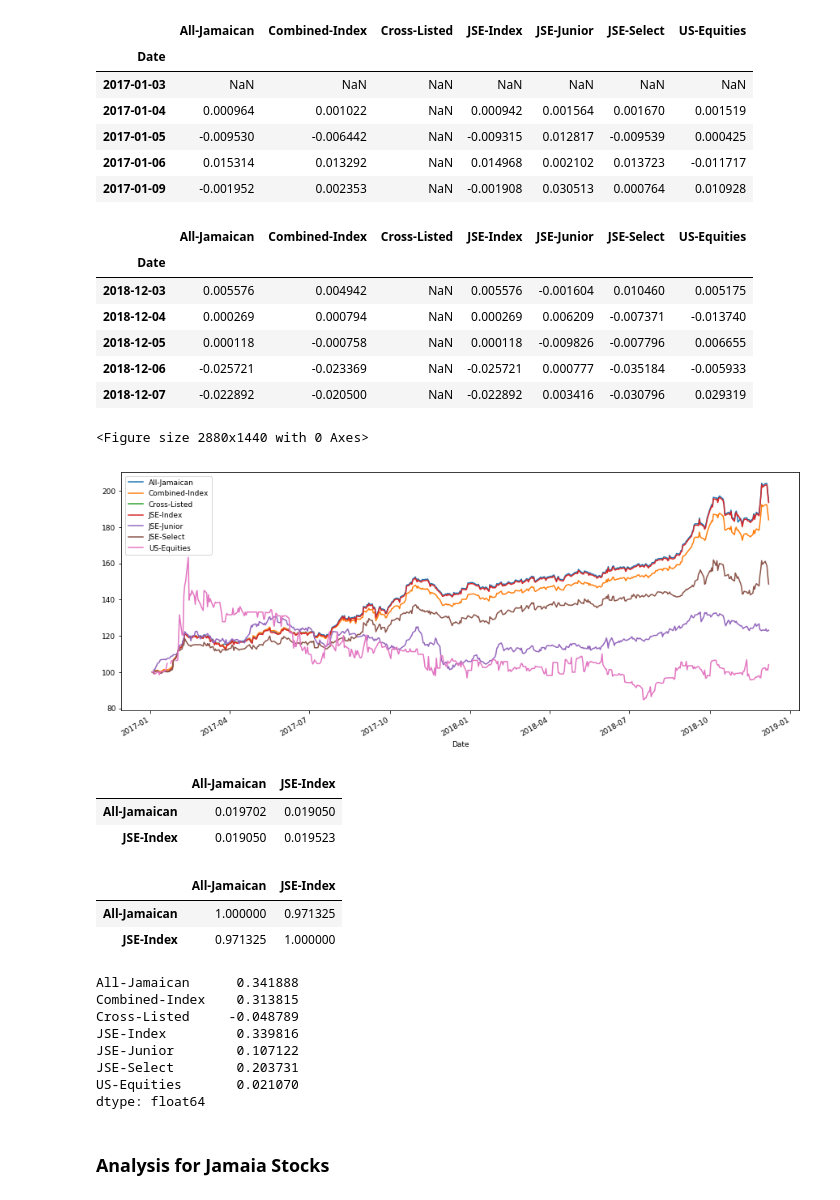
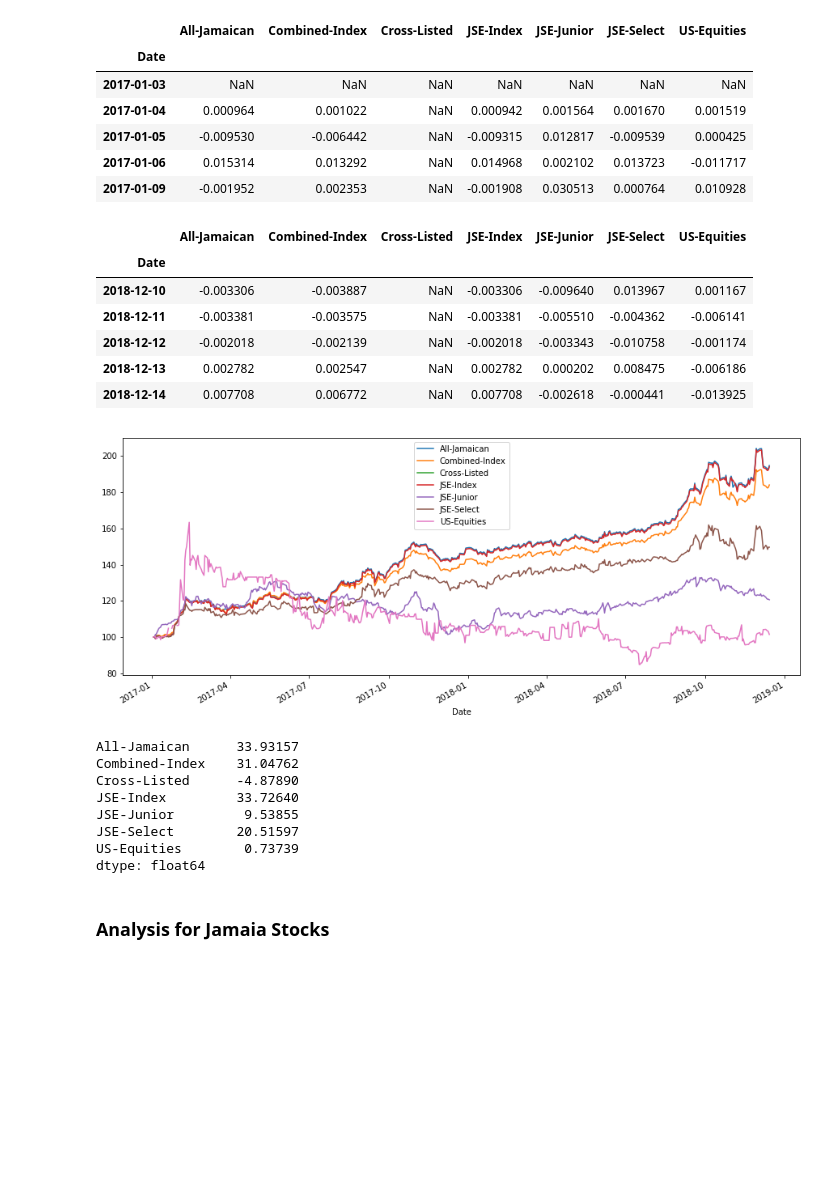
Before and after one commit to romwhyte/jsestockanalysis, a Jupyter notebook: stock analysis.ipynb, the cells around one changed output. Cells and saved outputs as stored; diff of their text form; code cells hidden in the pictures; blank space fills up the shorter version.

Commit message:
added sharpe ratio and compute returns with dividends

```diff
--- a/stock analysis.ipynb
+++ b/stock analysis.ipynb
@@ -27,9 +32,10 @@ from sklearn.model_selection import train_test_split
 # %%
 #Pull the valid stock information
 slist = []
-filelist = os.listdir('c:/project/stockcsv/')
+folder = 'project'
+filelist = os.listdir('c:/'+folder+'/stockcsv/')
 for filename in filelist:
-    slist.append(pd.read_csv('c:/project/stockcsv/'+filename))
+    slist.append(pd.read_csv('c:/'+folder+'/stockcsv/'+filename))
 
 frame = pd.concat(slist, axis = 0, ignore_index = True)
 frame = frame.sort_values(by='Date')
@@ -70,9 +78,9 @@ df_info.head()
 #Pull the valid stock Indicies
 
 slist = []
-filelist = os.listdir('c:/project/stockindicies/')
+filelist = os.listdir('c:/'+folder+'/stockindicies/')
 for filename in filelist:
-    slist.append(pd.read_csv('c:/project/stockindicies/'+filename))
+    slist.append(pd.read_csv('c:/'+folder+'/stockindicies/'+filename))
 
 stkindices_frame = pd.concat(slist, axis = 0, ignore_index = True)
 stkindices_frame = stkindices_frame.dropna(axis=0)
@@ -99,6 +107,7 @@ for idx, index in enumerate(stk_indicies_list):
     stk_indicies_list[idx] = stk_indicies_list[idx].set_index('Date')
     df_ind_data[index['Index'].iloc[0]] = stk_indicies_list[idx]['Value']
 
+df_ind_data = df_ind_data.sort_index(axis=0)
 df_ind_data.head()
 # %% [output]
 |  | All-Jamaican | Combined-Index | Cross-Listed | JSE-Index | JSE-Junior | JSE-Select | US-Equities |
@@ -477,48 +489,33 @@ ind_returns.tail()
 # %% [output]
 |  | All-Jamaican | Combined-Index | Cross-Listed | JSE-Index | JSE-Junior | JSE-Select | US-Equities |
 | Date |  |  |  |  |  |  |  |
-| 2018-12-03 | 0.005576 | 0.004942 | NaN | 0.005576 | -0.001604 | 0.010460 | 0.005175 |
-| 2018-12-04 | 0.000269 | 0.000794 | NaN | 0.000269 | 0.006209 | -0.007371 | -0.013740 |
-| 2018-12-05 | 0.000118 | -0.000758 | NaN | 0.000118 | -0.009826 | -0.007796 | 0.006655 |
-| 2018-12-06 | -0.025721 | -0.023369 | NaN | -0.025721 | 0.000777 | -0.035184 | -0.005933 |
-| 2018-12-07 | -0.022892 | -0.020500 | NaN | -0.022892 | 0.003416 | -0.030796 | 0.029319 |
+| 2018-12-10 | -0.003306 | -0.003887 | NaN | -0.003306 | -0.009640 | 0.013967 | 0.001167 |
+| 2018-12-11 | -0.003381 | -0.003575 | NaN | -0.003381 | -0.005510 | -0.004362 | -0.006141 |
+| 2018-12-12 | -0.002018 | -0.002139 | NaN | -0.002018 | -0.003343 | -0.010758 | -0.001174 |
+| 2018-12-13 | 0.002782 | 0.002547 | NaN | 0.002782 | 0.000202 | 0.008475 | -0.006186 |
+| 2018-12-14 | 0.007708 | 0.006772 | NaN | 0.007708 | -0.002618 | -0.000441 | -0.013925 |
 # %%
-#ind_returns['All-Jamaican'].plot()
-plt.figure(figsize=(40,20))
-plt.rcParams.update({'font.size': 9})
-#plt.show()
-(df_ind_data / df_ind_data.iloc[0] * 100).plot(figsize=(15, 6));
+indicesplot = ((df_ind_data / df_ind_data.iloc[0]) * 100)
+indicesplot.sort_index(axis=0).head()
+indicesplot.plot(figsize=(15, 6));
+#plt.rcParams.update({'font.size': 12})
+#(df_ind_data / df_ind_data.iloc[0] * 100).plot(figsize=(15, 6));
 plt.show()
 # %% [output]
-<Figure size 2880x1440 with 0 Axes>
-[figure, old version]
+[figure, new version]
-# %%
-#Annual covariance
-ind_returns[['All-Jamaican', 'JSE-Index']].cov() * 250
-# %% [output]
-|  | All-Jamaican | JSE-Index |
-| All-Jamaican | 0.019702 | 0.019050 |
-| JSE-Index | 0.019050 | 0.019523 |
-# %%
-# Correlation show stock moving insync Corr almost 1
-ind_returns[['All-Jamaican', 'JSE-Index']].corr()
-# %% [output]
-|  | All-Jamaican | JSE-Index |
-| All-Jamaican | 1.000000 | 0.971325 |
-| JSE-Index | 0.971325 | 1.000000 |
 # %%
 #indicies Annual Rate of Return
 annual_ind_returns = ind_returns.apply(lambda x: (x.mean()*250) if  x.count() > 250 else (x.mean() * x.count()))
 #annual_ind_returns = ind_returns.mean() * ind_returns.count()
-annual_ind_returns
+round(annual_ind_returns[:] * 100,5)
 # %% [output]
-All-Jamaican      0.341888
-Combined-Index    0.313815
-Cross-Listed     -0.048789
-JSE-Index         0.339816
-JSE-Junior        0.107122
-JSE-Select        0.203731
-US-Equities       0.021070
+All-Jamaican      33.93157
+Combined-Index    31.04762
+Cross-Listed      -4.87890
+JSE-Index         33.72640
+JSE-Junior         9.53855
+JSE-Select        20.51597
+US-Equities        0.73739
 dtype: float64
 # %% [markdown]
 <h3> Analysis for Jamaia Stocks </h3>
```
Also changed, not shown: parts of 69 cells of this notebook.
